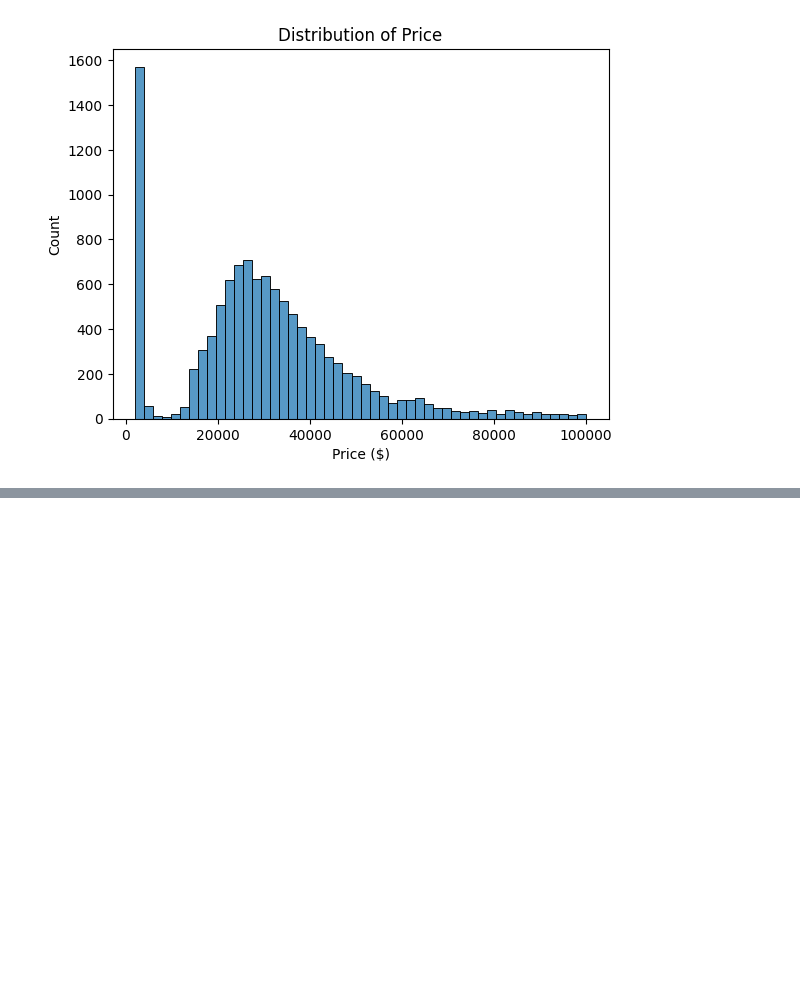
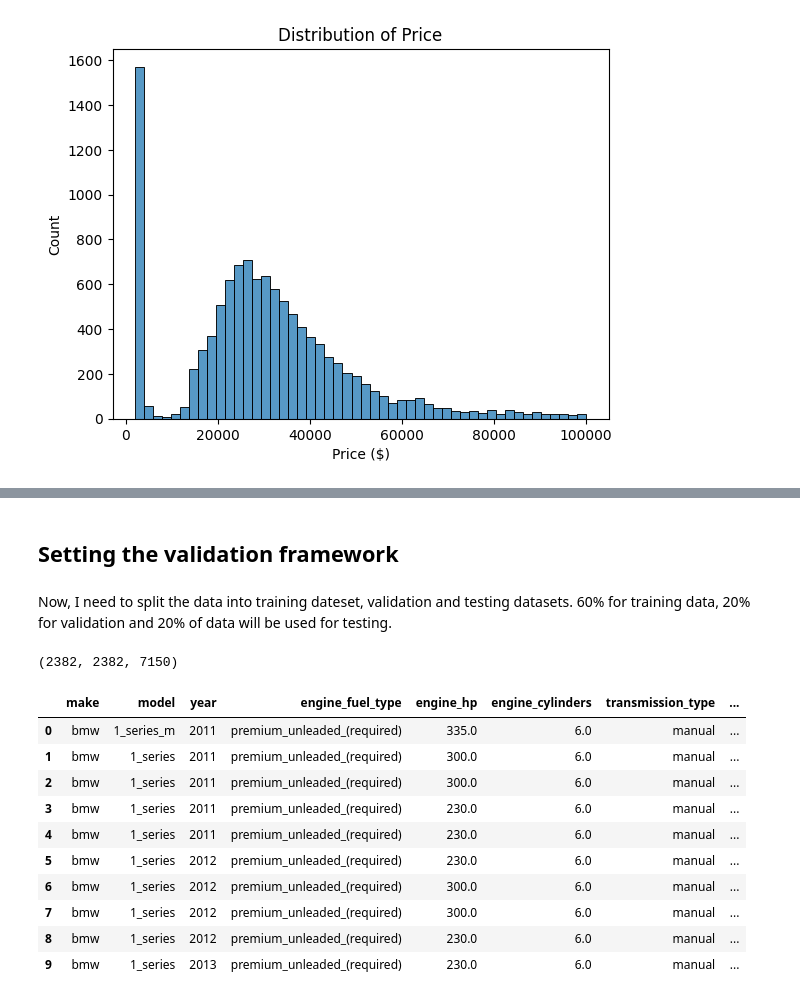
Before and after one commit to zarirahmani/car_price_prediction, a Jupyter notebook: car_price_prediction/regression.ipynb, the cells around one changed output, grey strips where cells are left out. Drawn from its saved outputs; the diff is of its cells as text; code cells hidden in the pictures; blank space fills up the shorter version.

```diff
--- a/car_price_prediction/regression.ipynb
+++ b/car_price_prediction/regression.ipynb
@@ -116,0 +184,4 @@ Text(0, 0.5, 'Count')
+# %% [markdown]
+## Setting the validation framework
+# %% [markdown]
+Now, I need to split the data into training dateset, validation and testing datasets. 60% for training data, 20% for validation and 20% of data will be used for testing.
@@ -116,0 +193,18 @@ Text(0, 0.5, 'Count')
+# %%
+n_val, n_test, n_train
+# %% [output]
+(2382, 2382, 7150)
+# %%
+cars.iloc[:10]
+# %% [output]
+|  | make | model | year | engine_fuel_type | engine_hp | engine_cylinders | transmission_type | ... |
+| 0 | bmw | 1_series_m | 2011 | premium_unleaded_(required) | 335.0 | 6.0 | manual | ... |
+| 1 | bmw | 1_series | 2011 | premium_unleaded_(required) | 300.0 | 6.0 | manual | ... |
+| 2 | bmw | 1_series | 2011 | premium_unleaded_(required) | 300.0 | 6.0 | manual | ... |
+| 3 | bmw | 1_series | 2011 | premium_unleaded_(required) | 230.0 | 6.0 | manual | ... |
+| 4 | bmw | 1_series | 2011 | premium_unleaded_(required) | 230.0 | 6.0 | manual | ... |
+| 5 | bmw | 1_series | 2012 | premium_unleaded_(required) | 230.0 | 6.0 | manual | ... |
+| 6 | bmw | 1_series | 2012 | premium_unleaded_(required) | 300.0 | 6.0 | manual | ... |
+| 7 | bmw | 1_series | 2012 | premium_unleaded_(required) | 300.0 | 6.0 | manual | ... |
+| 8 | bmw | 1_series | 2012 | premium_unleaded_(required) | 230.0 | 6.0 | manual | ... |
+| 9 | bmw | 1_series | 2013 | premium_unleaded_(required) | 230.0 | 6.0 | manual | ... |
```
Also changed, not shown: parts of 40 cells of this notebook.
